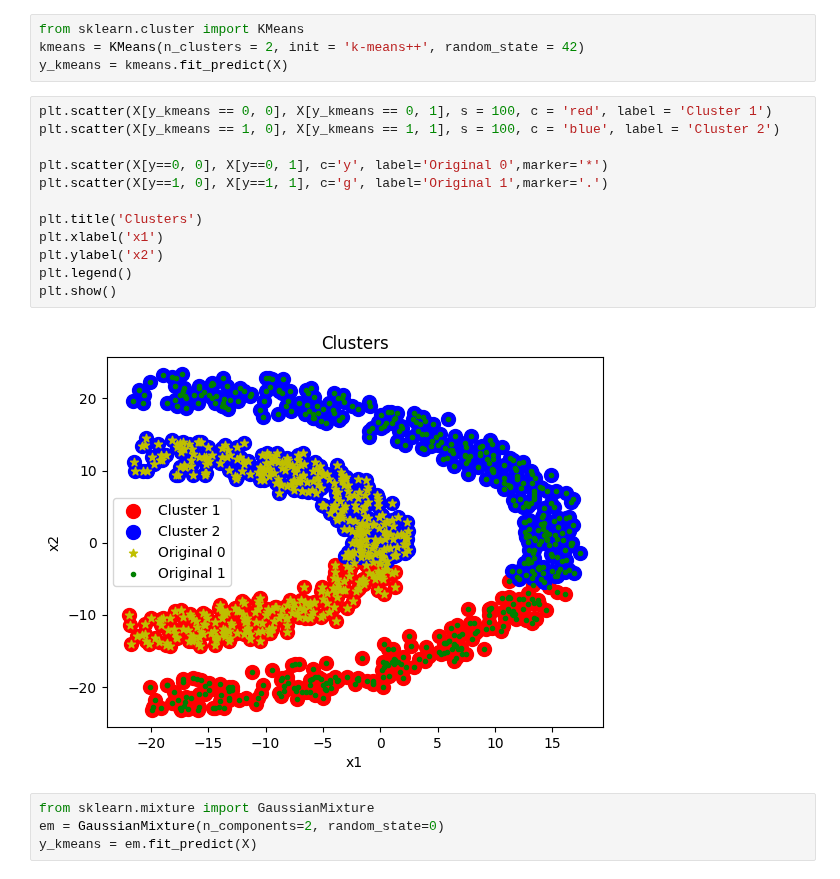
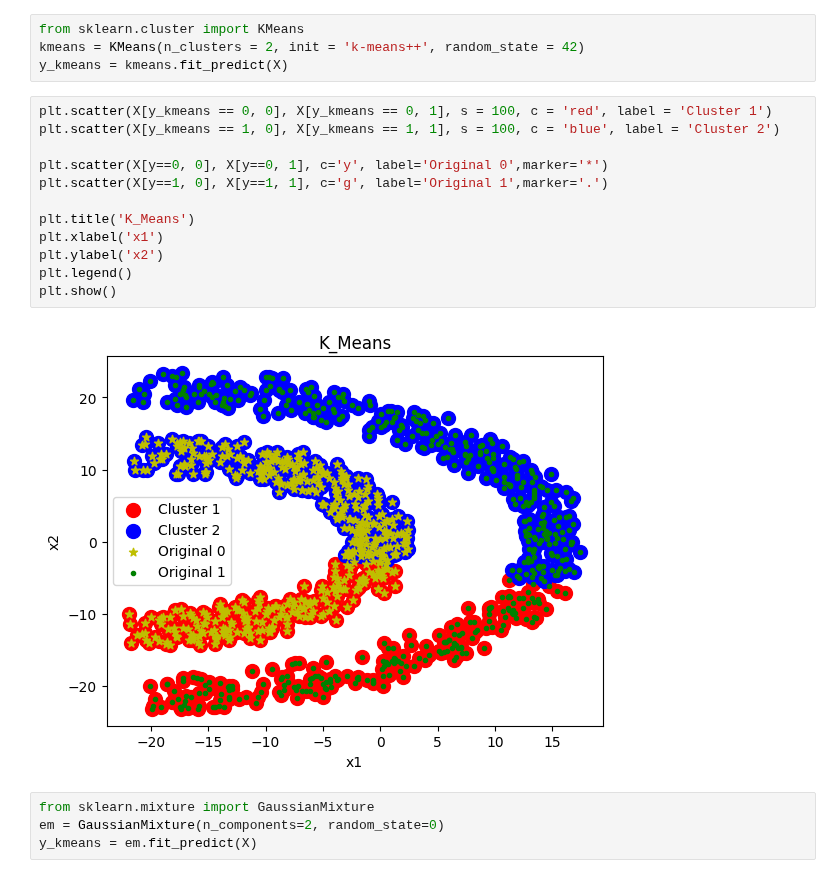
Before and after one commit to danialebrat/Comp_8720_Advanced_AI, a Jupyter notebook: Assignment_2/Jupyter/halfkernel.ipynb, the cells around one changed output. Drawn from its saved outputs; the diff is of its cells as text.

```diff
--- a/Assignment_2/Jupyter/halfkernel.ipynb
+++ b/Assignment_2/Jupyter/halfkernel.ipynb
@@ -13,17 +13,17 @@ y_kmeans = kmeans.fit_predict(X)
 # %%
 plt.scatter(X[y_kmeans == 0, 0], X[y_kmeans == 0, 1], s = 100, c = 'red', label = 'Cluster 1')
 plt.scatter(X[y_kmeans == 1, 0], X[y_kmeans == 1, 1], s = 100, c = 'blue', label = 'Cluster 2')
 
 plt.scatter(X[y==0, 0], X[y==0, 1], c='y', label='Original 0',marker='*')
 plt.scatter(X[y==1, 0], X[y==1, 1], c='g', label='Original 1',marker='.')
 
-plt.title('Clusters')
+plt.title('K_Means')
 plt.xlabel('x1')
 plt.ylabel('x2')
 plt.legend()
 plt.show()
 # %% [output]
-[figure, old version]
+[figure, new version]
 # %%
 from sklearn.mixture import GaussianMixture
 em = GaussianMixture(n_components=2, random_state=0)
```
Also changed, not shown: parts of 3 cells of this notebook, 2 other files.
